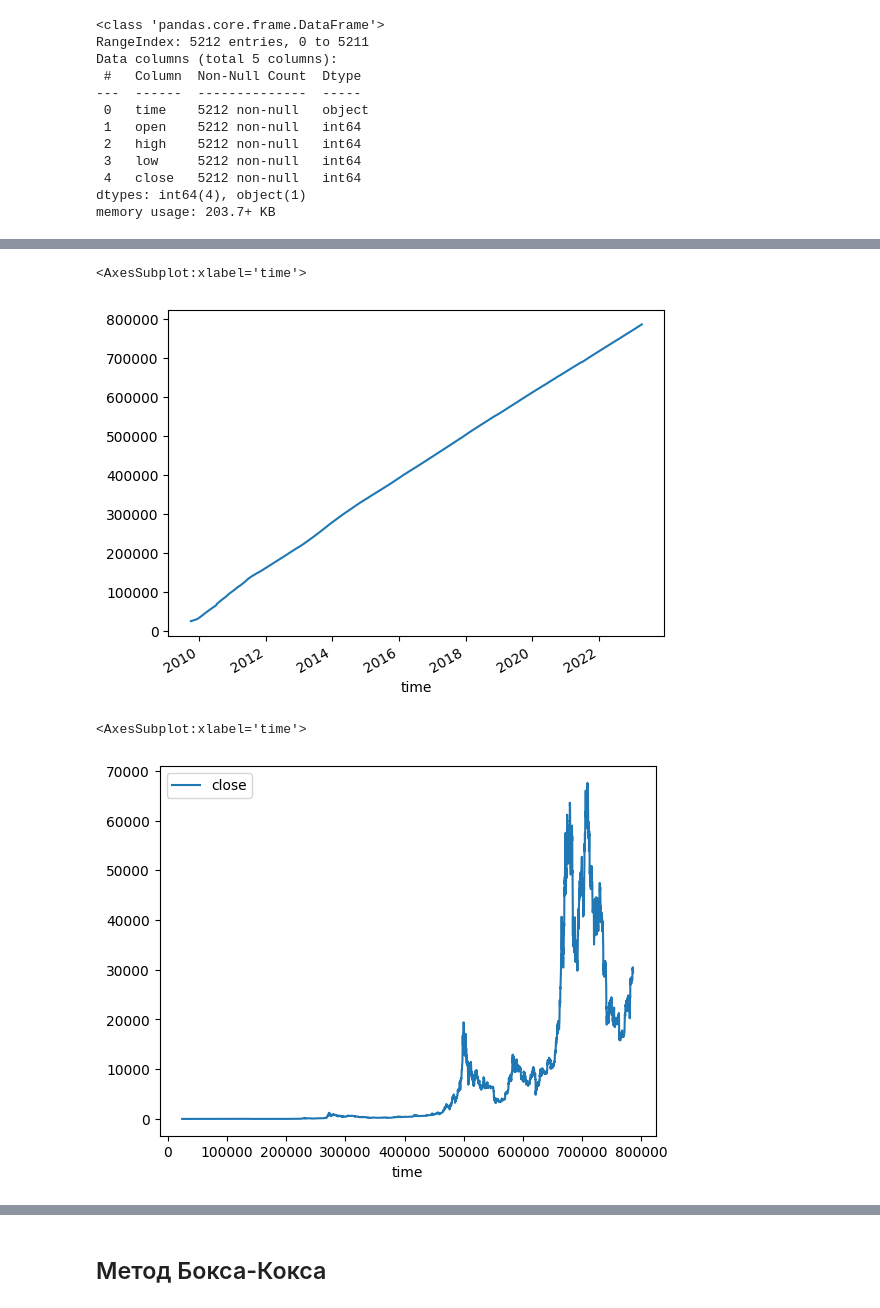
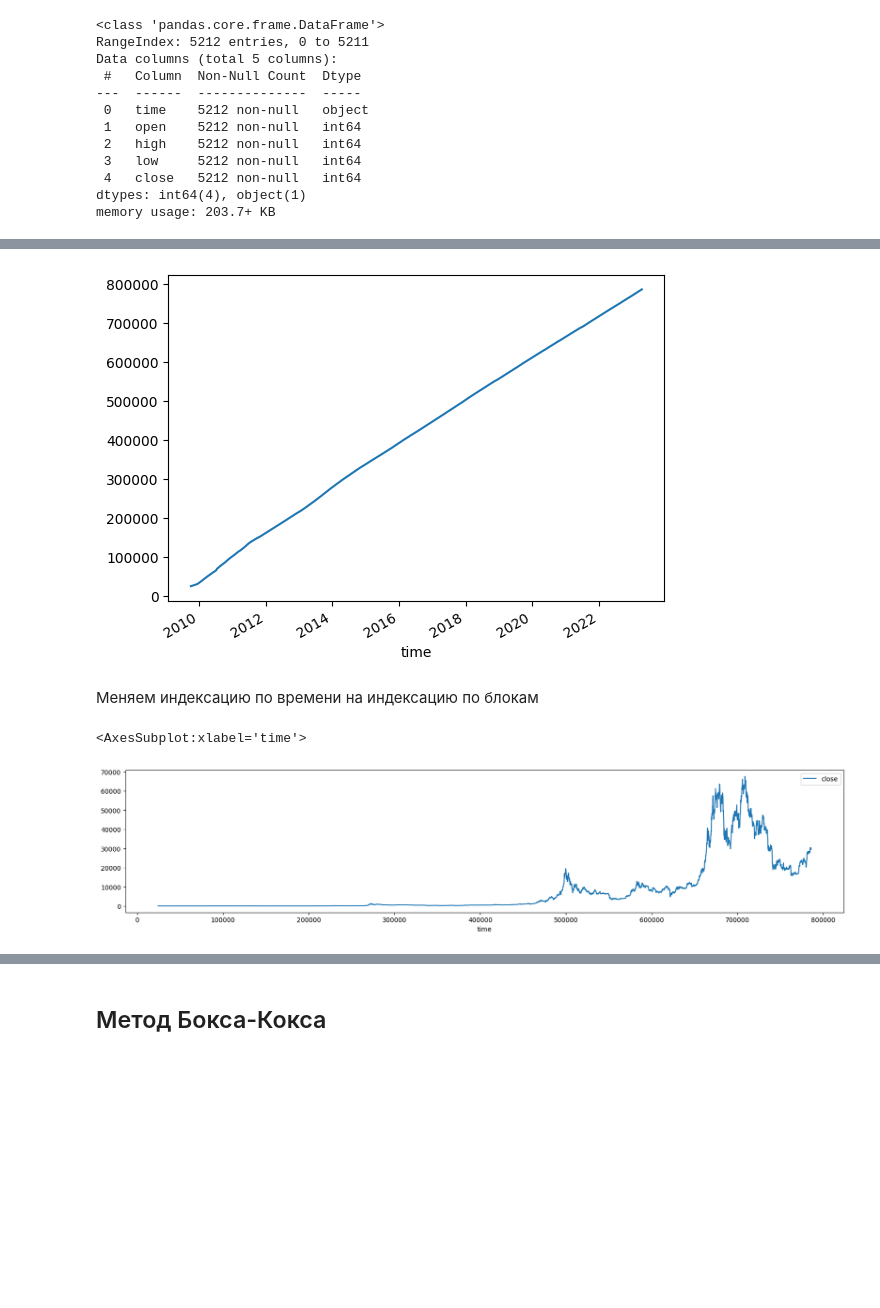
Before and after one commit to ootho/btc_timeseries_analysis, a Jupyter notebook: notebook09d5459ff7.ipynb, the cells around one changed output, grey strips where cells are left out. Saved outputs shown, nothing was run; the diff lists cells and outputs as text; code cells hidden in the pictures; blank space fills up the shorter version.

```diff
--- a/notebook09d5459ff7.ipynb
+++ b/notebook09d5459ff7.ipynb
@@ -44,5 +48,6 @@ df_d['close'].plot(kind='line')
 # %%
-supply.info()
+blocks = pd.read_csv(f'{BASE_DIR}/datasets/GLASSNODE_BTC_BLOCKS, 1D.csv')
+blocks.info()
 # %% [output]
 <class 'pandas.core.frame.DataFrame'>
 RangeIndex: 5212 entries, 0 to 5211
@@ -57,7 +62,10 @@ Data columns (total 5 columns):
 dtypes: int64(4), object(1)
 memory usage: 203.7+ KB
 # %%
-supply['time'] = pd.to_datetime(supply['time'])
-supply = supply.set_index(supply['time']).drop('time', axis=1)
-supply = supply.drop(['open','high','low'], axis=1)
-supply = supply.astype('float')
+#удаляем лишние столбцы
+blocks['time'] = pd.to_datetime(blocks['time'])
+blocks = blocks.set_index(blocks['time']).drop('time', axis=1)
+blocks = blocks.drop(['open','high','low'], axis=1)
+blocks = blocks.astype('float')
+blocks['close2'] = blocks['close']
+blocks = blocks.drop(['close'], axis=1)
@@ -77,2 +74,4 @@ supply = supply.drop(['close'], axis=1)
 # %%
-df_new =df.join(supply, how='inner')
+df_b =df.join(blocks, how='inner')
+df_b.rename(columns={'close2': 'time'}, inplace=True)
+df_b
@@ -98,14 +93,14 @@ df_new.rename(columns={'close2': 'time'}, inplace=True)
 # %%
-df_new['time'].plot(kind='line')
+df_b['time'].plot(kind='line');
 # %% [output]
-<AxesSubplot:xlabel='time'>
 [figure]
+# %% [markdown]
+Меняем индексацию по времени на индексацию по блокам
 # %%
-
-df_new.set_index('time', inplace=True)
+df_b.set_index('time', inplace=True)
 # %%
-df_new.plot(kind='line')
+df_b.plot(kind='line', figsize = (20,4))
 # %% [output]
 <AxesSubplot:xlabel='time'>
-[figure, old version]
+[figure, new version]
 # %%
```
Also changed, not shown: parts of 78 cells of this notebook, 1 other file.
